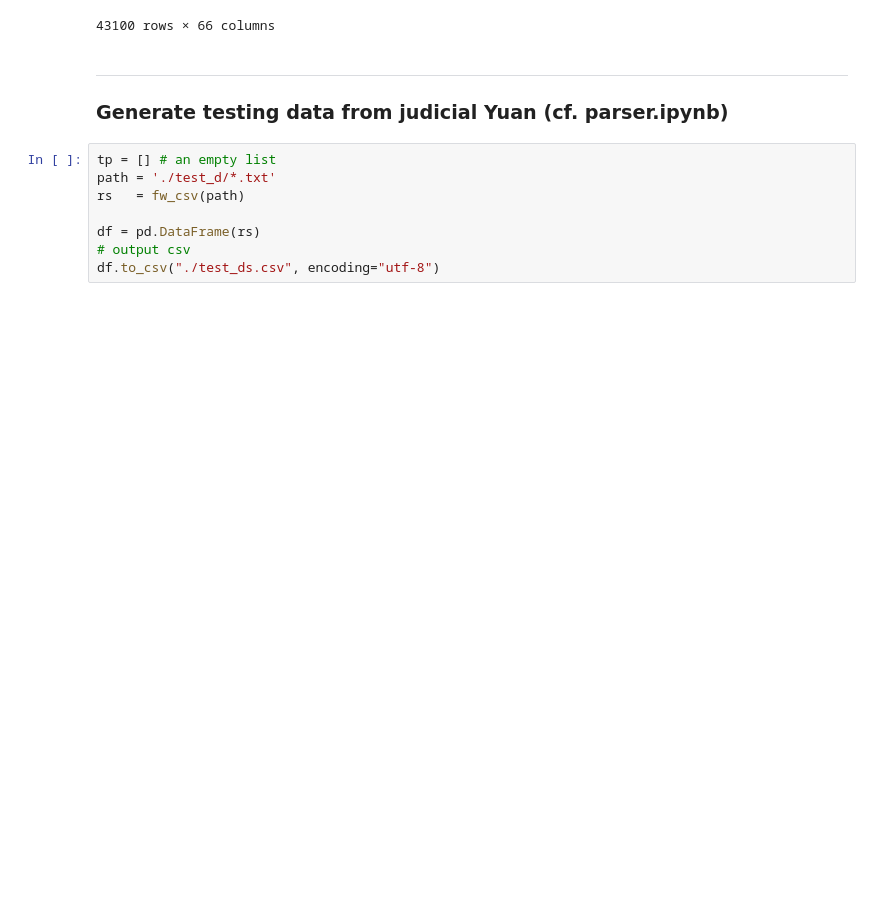
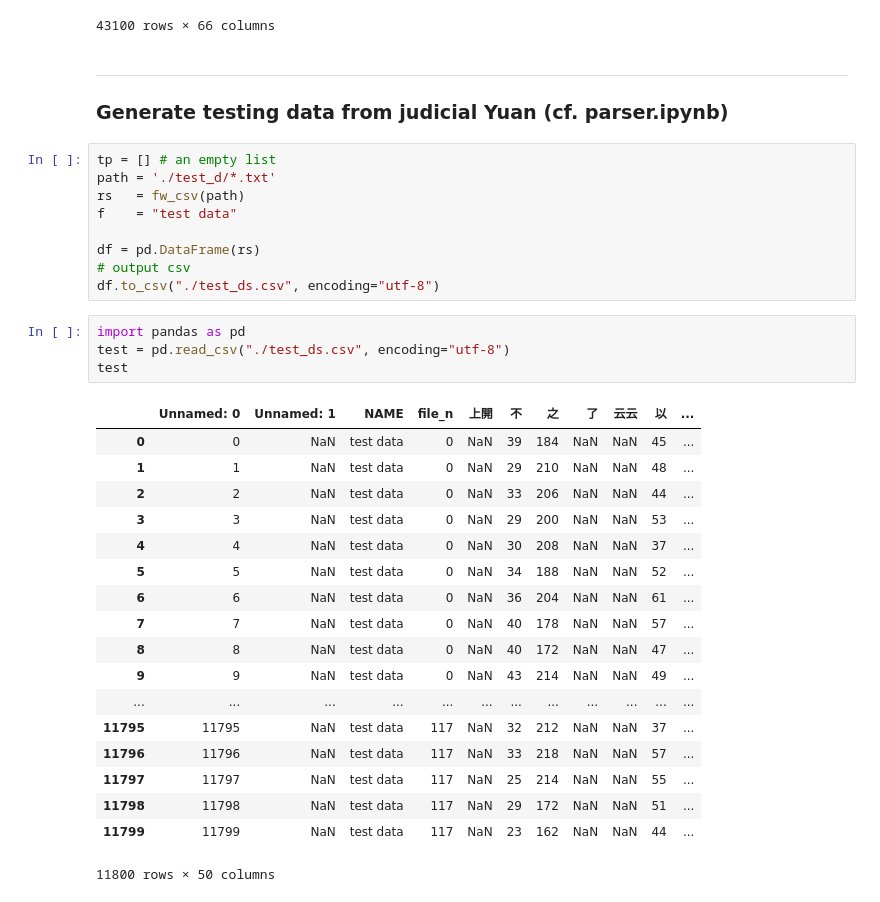
Before and after one commit to ldes89150/Linguistic_Analysis_Final_Project, a Jupyter notebook: vectorize.ipynb, the cells around one changed output. Cells and saved outputs as stored; diff of their text form; blank space fills up the shorter version.

```diff
--- a/vectorize.ipynb
+++ b/vectorize.ipynb
@@ -145,7 +127,31 @@ test
 tp = [] # an empty list
 path = './test_d/*.txt'
 rs   = fw_csv(path)
+f    = "test data"
 
 df = pd.DataFrame(rs)
 # output csv
 df.to_csv("./test_ds.csv", encoding="utf-8")
+# %%
+import pandas as pd
+test = pd.read_csv("./test_ds.csv", encoding="utf-8")
+test
+# %% [output]
+|  | Unnamed: 0 | Unnamed: 1 | NAME | file_n | 上開 | 不 | 之 | 了 | 云云 | 以 | ... |
+| 0 | 0 | NaN | test data | 0 | NaN | 39 | 184 | NaN | NaN | 45 | ... |
+| 1 | 1 | NaN | test data | 0 | NaN | 29 | 210 | NaN | NaN | 48 | ... |
+| 2 | 2 | NaN | test data | 0 | NaN | 33 | 206 | NaN | NaN | 44 | ... |
+| 3 | 3 | NaN | test data | 0 | NaN | 29 | 200 | NaN | NaN | 53 | ... |
+| 4 | 4 | NaN | test data | 0 | NaN | 30 | 208 | NaN | NaN | 37 | ... |
+| 5 | 5 | NaN | test data | 0 | NaN | 34 | 188 | NaN | NaN | 52 | ... |
+| 6 | 6 | NaN | test data | 0 | NaN | 36 | 204 | NaN | NaN | 61 | ... |
+| 7 | 7 | NaN | test data | 0 | NaN | 40 | 178 | NaN | NaN | 57 | ... |
+| 8 | 8 | NaN | test data | 0 | NaN | 40 | 172 | NaN | NaN | 47 | ... |
+| 9 | 9 | NaN | test data | 0 | NaN | 43 | 214 | NaN | NaN | 49 | ... |
+| ... | ... | ... | ... | ... | ... | ... | ... | ... | ... | ... | ... |
+| 11795 | 11795 | NaN | test data | 117 | NaN | 32 | 212 | NaN | NaN | 37 | ... |
+| 11796 | 11796 | NaN | test data | 117 | NaN | 33 | 218 | NaN | NaN | 57 | ... |
+| 11797 | 11797 | NaN | test data | 117 | NaN | 25 | 214 | NaN | NaN | 55 | ... |
+| 11798 | 11798 | NaN | test data | 117 | NaN | 29 | 172 | NaN | NaN | 51 | ... |
+| 11799 | 11799 | NaN | test data | 117 | NaN | 23 | 162 | NaN | NaN | 44 | ... |
+11800 rows × 50 columns
```
Also changed, not shown: parts of 3 cells of this notebook, 2 other files.
